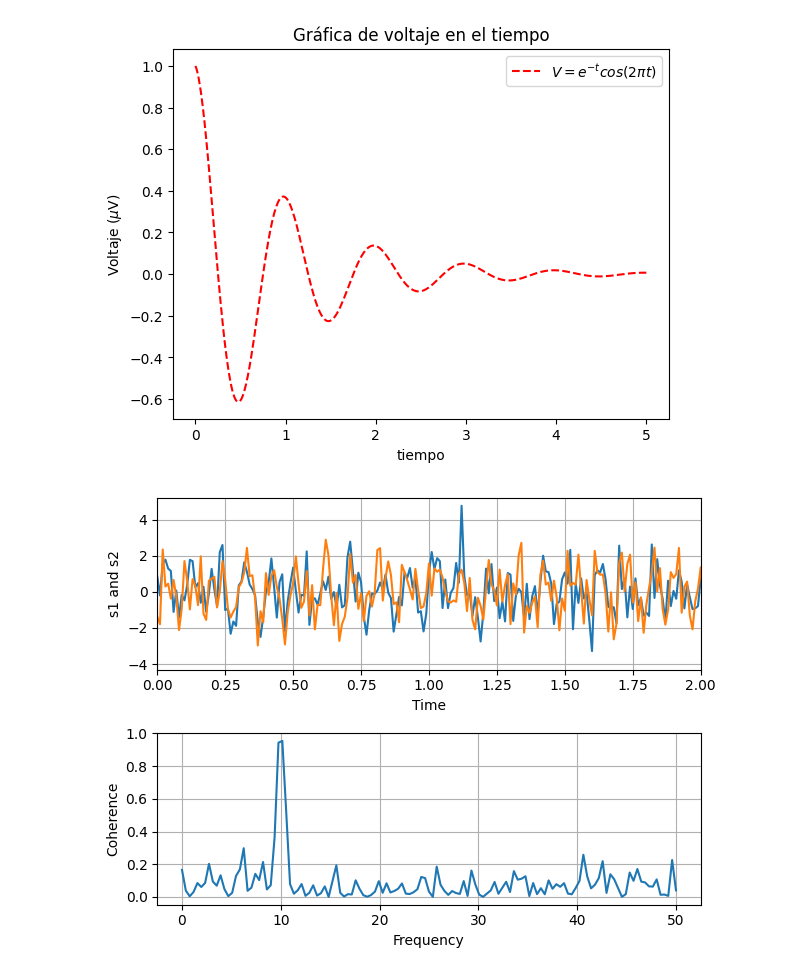
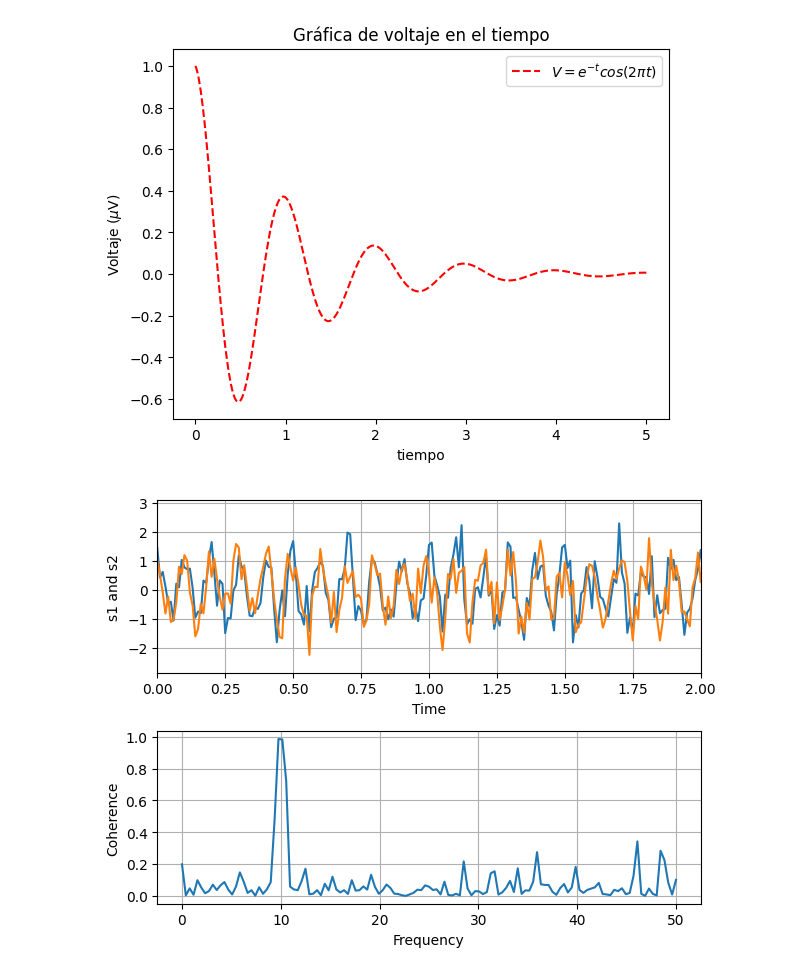
Before and after one commit to fofojaramillo/maestria-propedeuticos, a Jupyter notebook: Programacion/Introducción_numpy_matplotlib.ipynb, the cells around one changed output. Drawn from its saved outputs; the diff is of its cells as text; code cells hidden in the pictures.

```diff
--- a/Programacion/Introducción_numpy_matplotlib.ipynb
+++ b/Programacion/Introducción_numpy_matplotlib.ipynb
@@ -780,34 +780,34 @@ plt.show()
 # %%
 import numpy as np
 import matplotlib.pyplot as plt
 
 # Se fija una semilla con la que se generan los numeros aleatorios
 np.random.seed(19876241)
 
 dt = 0.01 # Intervalo para los valores del parametro t
-t = np.arange(0, 30, dt) # Arreglo de numeros entre el 0 y el 30 espaciados dt = 0.01
+t = np.arange(0, 50, dt) # Arreglo de numeros entre el 0 y el 30 espaciados dt = 0.01
 
 # Se marca generan dos arreglos de valores aleatorios con una distribución normal estandar
 nse1 = np.random.randn(len(t))
 nse2 = np.random.randn(len(t))
 
 # Usando el arreglo de t se asigna un arreglo de los valores sin(t) a frecuencia de 10 Hz y se agrega el ruido de nse1 y nse2
-s1 = np.sin(2 * np.pi * 10 * t) + nse1
-s2 = np.sin(2 * np.pi * 10 * t) + nse2
+s1 = np.cos(2 * np.pi * 10 * t) + 0.5*nse1
+s2 = np.cos(2 * np.pi * 10 * t) + 0.5*nse2
 
 fig, axs = plt.subplots(2, 1) # Sea crean dos dos sub graficas acomodadas en forma de dos filas y una columna
 axs[0].plot(t, s1, t, s2) # El primer plot (el plot 0) es la grafica del parametro de tiempo y las dos señales de sin(t) con ruido
 axs[0].set_xlim(0, 2) # Se fija el limite de la gráfica en [0, 2]
 axs[0].set_xlabel('Time') # Se al eje x como Time
 axs[0].set_ylabel('s1 and s2') # Se nombra al eje y como 's1 and s2'
 axs[0].grid(True) # Para tener una cuadricula
 
 # Calcula la coherencia entre s1 y s2 utilizando el método de densidad espectral de coherencia
 cxy, f = axs[1].cohere(s1, s2, 256, 1. / dt)
 
 axs[1].set_ylabel('Coherence')  # Se nombra al eje y como "Coherence"
 
 fig.tight_layout()  # Ajusta automáticamente los subgráficos para que se ajusten bien en la figura
 plt.show()  # Muestra la figura completa con los subgráficos
 # %% [output]
-[figure, old version]
+[figure, new version]
```
Also changed, not shown: parts of 10 cells of this notebook, 4 other files.
